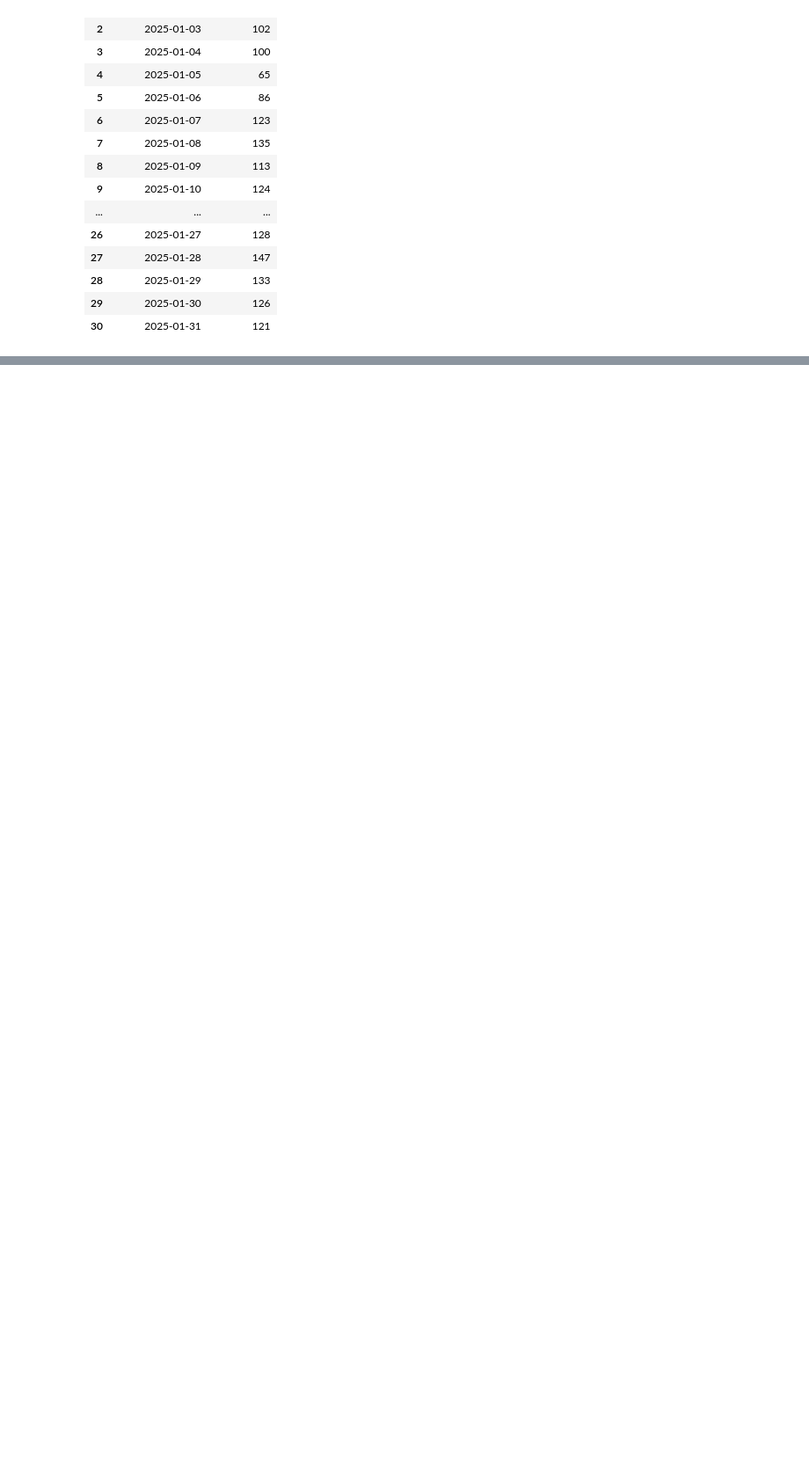
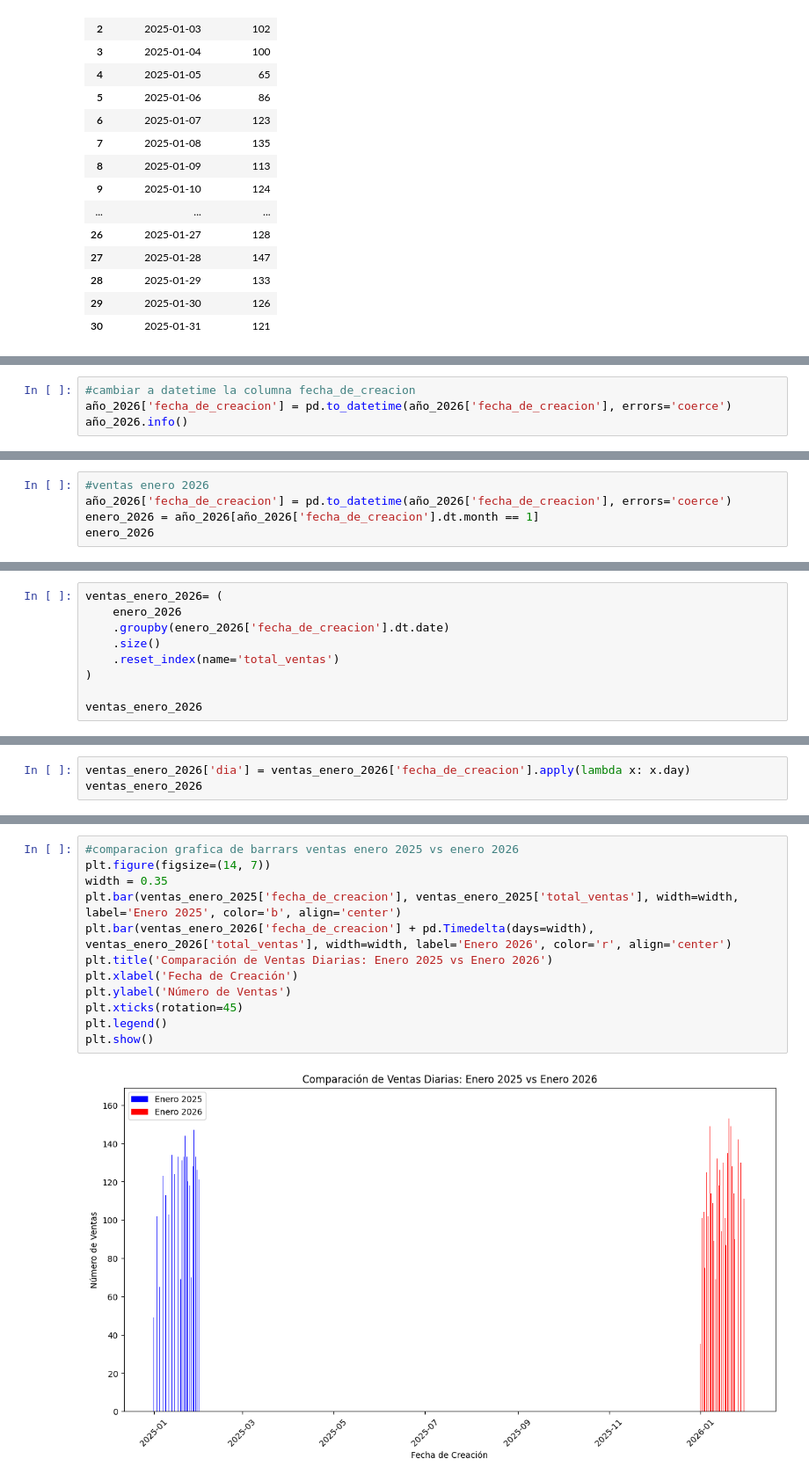
Before and after one commit to mercadolibre2-crypto/ventas-2025-vs-2026-, a Jupyter notebook: Comparacion.ipynb, the cells around one changed output, grey strips where cells are left out. Shown at 88% size. Saved outputs shown, nothing was run; the diff lists cells and outputs as text; blank space fills up the shorter version.

```diff
--- a/Comparacion.ipynb
+++ b/Comparacion.ipynb
@@ -198,0 +324,4 @@ plt.show()
+# %%
+#cambiar a datetime la columna fecha_de_creacion
+año_2026['fecha_de_creacion'] = pd.to_datetime(año_2026['fecha_de_creacion'], errors='coerce')
+año_2026.info()
@@ -198,0 +346,5 @@ plt.show()
+# %%
+#ventas enero 2026
+año_2026['fecha_de_creacion'] = pd.to_datetime(año_2026['fecha_de_creacion'], errors='coerce')
+enero_2026 = año_2026[año_2026['fecha_de_creacion'].dt.month == 1]
+enero_2026
@@ -198,0 +365,9 @@ plt.show()
+# %%
+ventas_enero_2026= (
+    enero_2026
+    .groupby(enero_2026['fecha_de_creacion'].dt.date)
+    .size()
+    .reset_index(name='total_ventas')
+)
+
+ventas_enero_2026
@@ -198,0 +392,3 @@ plt.show()
+# %%
+ventas_enero_2026['dia'] = ventas_enero_2026['fecha_de_creacion'].apply(lambda x: x.day)
+ventas_enero_2026
@@ -198,0 +431,14 @@ plt.show()
+# %%
+#comparacion grafica de barrars ventas enero 2025 vs enero 2026
+plt.figure(figsize=(14, 7))
+width = 0.35
+plt.bar(ventas_enero_2025['fecha_de_creacion'], ventas_enero_2025['total_ventas'], width=width, label='Enero 2025', color='b', align='center')
+plt.bar(ventas_enero_2026['fecha_de_creacion'] + pd.Timedelta(days=width), ventas_enero_2026['total_ventas'], width=width, label='Enero 2026', color='r', align='center')
+plt.title('Comparación de Ventas Diarias: Enero 2025 vs Enero 2026')
+plt.xlabel('Fecha de Creación')
+plt.ylabel('Número de Ventas')
+plt.xticks(rotation=45)
+plt.legend()
+plt.show()
+# %% [output]
+[figure, added]
```
Also changed, not shown: parts of 13 cells of this notebook.
